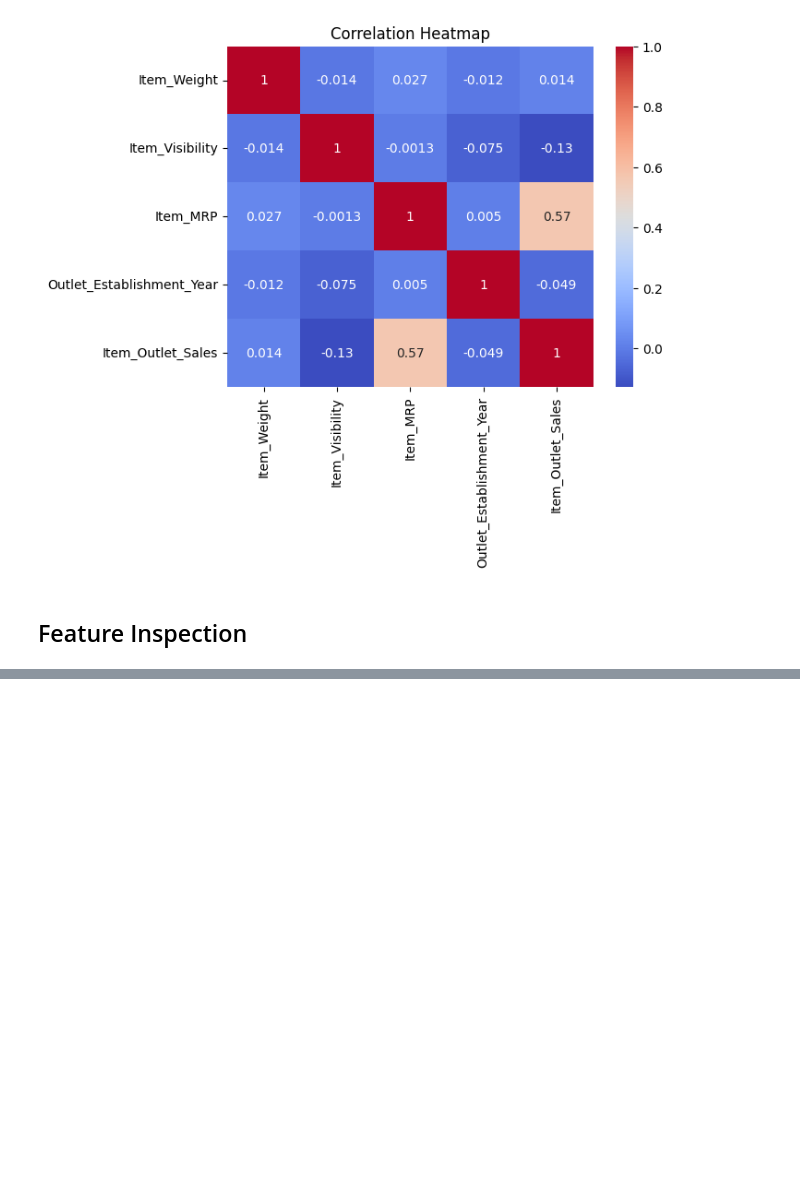
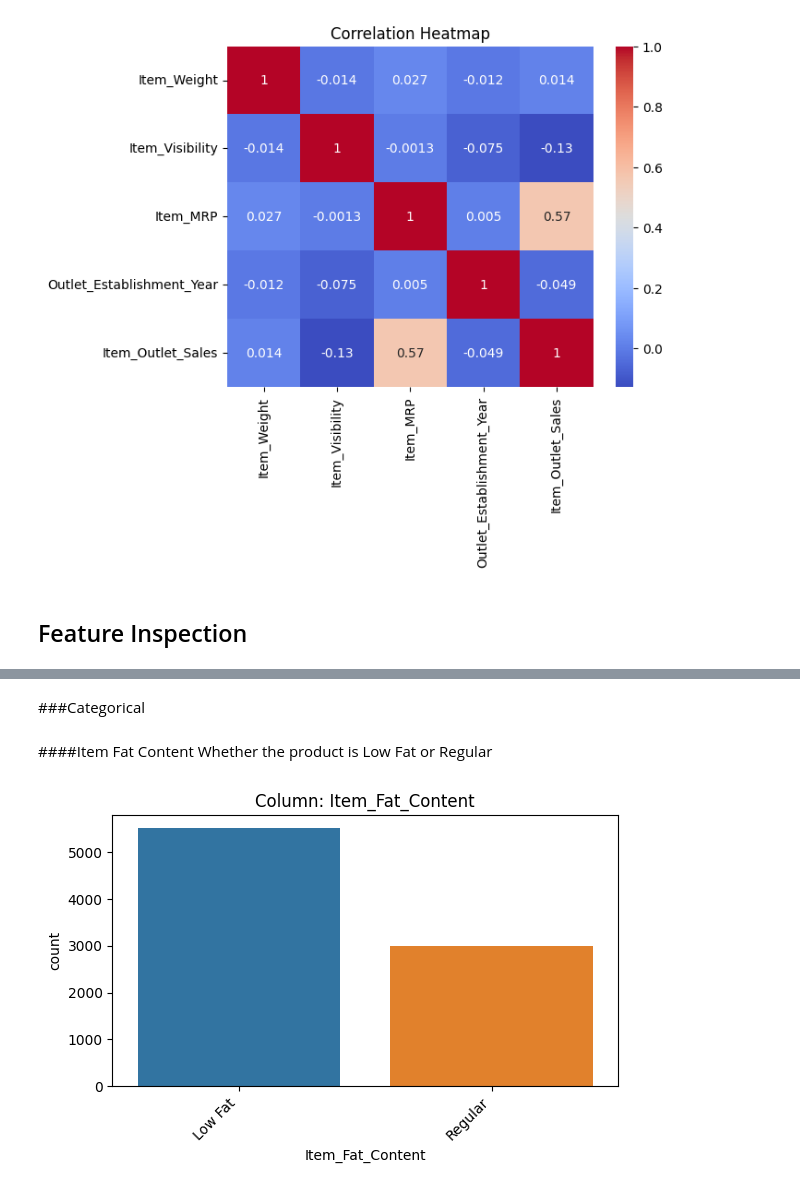
Before and after one commit to Yaman-Shadid/Prediction-of-Product-Sales, a Jupyter notebook: Prediction_of_Product_Sales.ipynb, the cells around one changed output, grey strips where cells are left out. Cells and saved outputs as stored; diff of their text form; code cells hidden in the pictures; blank space fills up the shorter version.

```diff
--- a/Prediction_of_Product_Sales.ipynb
+++ b/Prediction_of_Product_Sales.ipynb
@@ -465,0 +509,26 @@ Text(0.5, 1.0, 'Correlation Heatmap')
+# %% [markdown]
+###Categorical
+# %%
+def explore_categorical(df, x, fillna=True, placeholder = 'MISSING'):
+  # Make a copy of the dataframe and fillna
+  temp_df = df.copy()
+  # fillna with placeholder
+  if fillna == True:
+    temp_df[x] = temp_df[x].fillna(placeholder)
+  # Create figure with desired figsize
+  fig, ax = plt.subplots(figsize=(6,4))
+  # Plotting a count plot
+  sns.countplot(data=temp_df, x=x, ax=ax)
+  # Rotate Tick Labels for long names
+  ax.set_xticklabels(ax.get_xticklabels(), rotation=45, ha='right')
+  # Add a title with the feature name included
+  ax.set_title(f"Column: {x}")
+  fig.tight_layout()
+# %% [markdown]
+####Item Fat Content
+Whether the product is Low Fat or Regular
+# %%
+# Test our function on
+explore_categorical(df, 'Item_Fat_Content');
+# %% [output]
+[figure, added]
```
Also changed, not shown: parts of 44 cells of this notebook.
